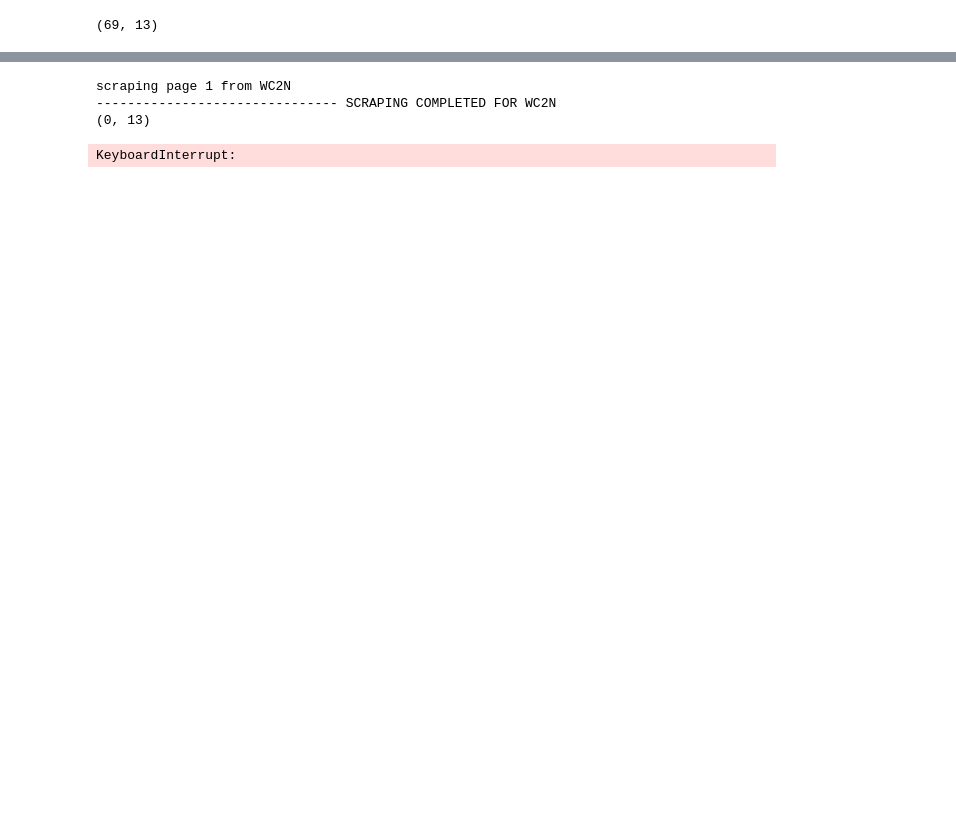
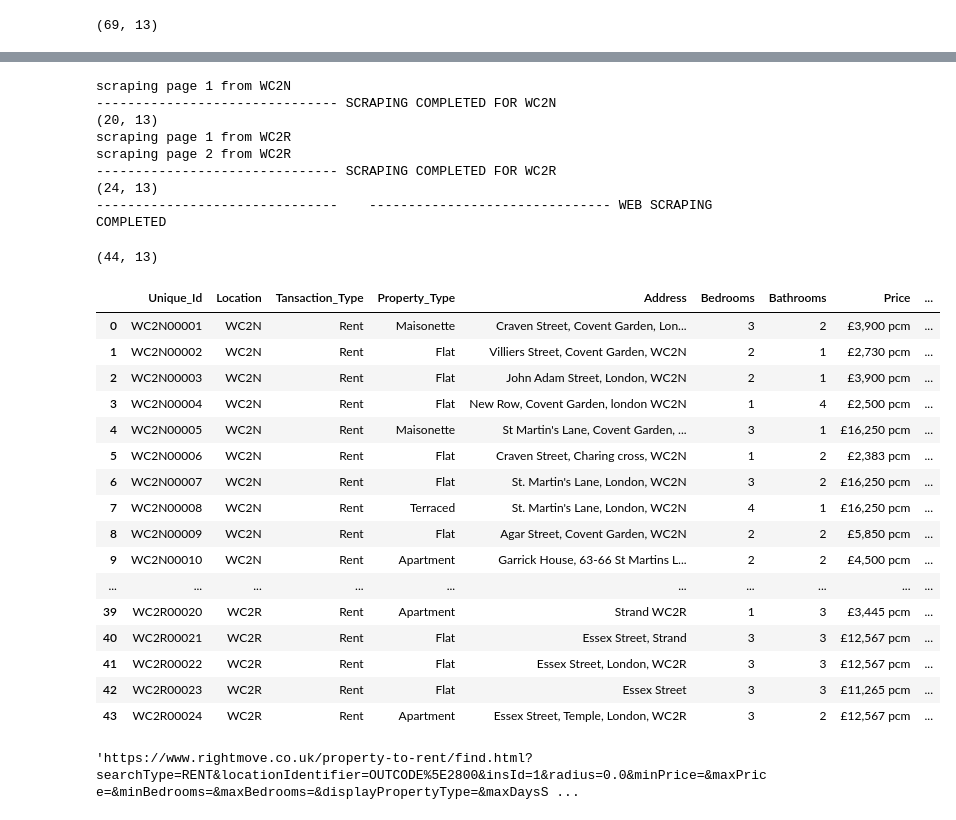
Before and after one commit to Timmtet/Data-Gathering, a Jupyter notebook: Selenium.ipynb, the cells around one changed output, grey strips where cells are left out. Saved outputs shown, nothing was run; the diff lists cells and outputs as text; code cells hidden in the pictures; blank space fills up the shorter version.

```diff
--- a/Selenium.ipynb
+++ b/Selenium.ipynb
@@ -123,7 +122,7 @@ df.head()
 | 3 | WC2N00004 | WC2N | Sales | Terraced | 12 Craven Street, Charing Cross, ... | 5 | 5 | £3,800,000 | ... |
 | 4 | WC2N00005 | WC2N | Sales | Apartment | Kipling House, Villiers Street, S... | 2 | 2 | £2,499,950 | ... |
 # %%
-def rightMove(i, Trans_type, website, dj):
+def rightMove(i, Trans_type, website, df):
     s = Service("C:\\Users\\user\\Downloads\\Set ups\\chromedriver_win32\\chromedriver.exe")
     #s = Service("C:\\Users\\akint\\Downloads\\Set up files\\chromedriver.exe")
     driver = webdriver.Chrome(service= s)
@@ -138,7 +137,6 @@ def rightMove(i, Trans_type, website, dj):
 
     time.sleep(2)
     driver.find_element(By.XPATH, '/html/body/div[3]/div[2]/main/div[1]/div/div/div/button[2]').click()
-
 
     time.sleep(2)
     driver.find_element(By.XPATH, '/html/body/div[3]/div[2]/div/div[1]/div/form/fieldset[2]/div[4]/button').click()
@@ -155,7 +153,7 @@ def rightMove(i, Trans_type, website, dj):
     property_url = []
     website = []
 
-    dj = pd.DataFrame()
+    df = pd.DataFrame()
 
     i = 1
     while True:
@@ -165,7 +163,7 @@ def rightMove(i, Trans_type, website, dj):
         type_list = driver.find_elements(By.XPATH, "//div/div/div[4]/div[1]/div[2]/a/div/span[1]")
         bedroom_list = driver.find_elements(By.XPATH, '//div/div/div[4]/div[1]/div[2]/a/div/span[3]')
         bathroom_list = driver.find_elements(By.XPATH, '//div/div/div[4]/div[1]/div[2]/a/div/span[5]')
-        price_list = driver.find_elements(By.XPATH, '//div/div/div[3]/div/a/div[1]')
+        price_list = driver.find_elements(By.XPATH, '//div/div/div[3]/div/div/a/div/span[1]')
         desc_list = driver.find_elements(By.XPATH, '//div/div/div[4]/div[1]/div[3]/a/span/span')
         date_added_list = driver.find_elements(By.XPATH, '//div/div/div[4]/div[2]/div/span')
         agent_list_list = driver.find_elements(By.XPATH, '//div/div/div[4]/div[2]/div')
@@ -194,25 +192,57 @@ def rightMove(i, Trans_type, website, dj):
         i += 1
         time.sleep(2)
 
-    df1 = pd.DataFrame({'Location': postcode, 'Tansaction_Type': 'Sales','Property_Type':types, 'Address' :address, 'Bedrooms': bedrooms, 'Bathrooms':bathrooms, 'Price':prices, 'Description': desc, 'Listing_Date':date_added, 'Agent':agent_list, 'Listing_Source': 'RightMove', 'listing_URL':property_url})
+    df1 = pd.DataFrame({'Location': postcode, 'Tansaction_Type': 'Rent','Property_Type':types, 'Address' :address, 'Bedrooms': bedrooms, 'Bathrooms':bathrooms, 'Price':prices, 'Description': desc, 'Listing_Date':date_added, 'Agent':agent_list, 'Listing_Source': 'RightMove', 'listing_URL':property_url})
     df1.insert(0, 'Unique_Id', [f'{postcode}{i+1:05d}' for i in range(len(df1))])
     print(df1.shape)
 
-    dj = pd.concat([dj, df1], ignore_index=True)
+    df = pd.concat([df, df1], ignore_index=True)
     return df1
 # %%
 # create an empty DataFrame outside the function
-dj = pd.DataFrame()
+df = pd.DataFrame()
 
 # loop through postcodes
 for postcode in codes.tail(2)['Postcode district']:
     # call the function and pass the empty DataFrame as an argument
-    df1 = rightMove(postcode, 'Rent', 'RightMove', dj)
+    df1 = rightMove(postcode, 'Rent', 'RightMove', df)
     # append the df1 DataFrame to the empty DataFrame
-    dj = pd.concat([dj, df1], ignore_index=True)
+    df = pd.concat([df, df1], ignore_index=True)
 print('-------------------------------    ------------------------------- WEB SCRAPING COMPLETED')
 # %% [output]
 scraping page 1 from WC2N
 ------------------------------- SCRAPING COMPLETED FOR WC2N
-(0, 13)
+(20, 13)
+scraping page 1 from WC2R
+scraping page 2 from WC2R
+------------------------------- SCRAPING COMPLETED FOR WC2R
+(24, 13)
+-------------------------------    ------------------------------- WEB SCRAPING COMPLETED
-KeyboardInterrupt:
+# %%
+df.shape
+# %% [output]
+(44, 13)
+# %%
+df
+# %% [output]
+|  | Unique_Id | Location | Tansaction_Type | Property_Type | Address | Bedrooms | Bathrooms | Price | ... |
+| 0 | WC2N00001 | WC2N | Rent | Maisonette | Craven Street, Covent Garden, Lon... | 3 | 2 | £3,900 pcm | ... |
+| 1 | WC2N00002 | WC2N | Rent | Flat | Villiers Street, Covent Garden, WC2N | 2 | 1 | £2,730 pcm | ... |
+| 2 | WC2N00003 | WC2N | Rent | Flat | John Adam Street, London, WC2N | 2 | 1 | £3,900 pcm | ... |
+| 3 | WC2N00004 | WC2N | Rent | Flat | New Row, Covent Garden, london WC2N | 1 | 4 | £2,500 pcm | ... |
+| 4 | WC2N00005 | WC2N | Rent | Maisonette | St Martin's Lane, Covent Garden, ... | 3 | 1 | £16,250 pcm | ... |
+| 5 | WC2N00006 | WC2N | Rent | Flat | Craven Street, Charing cross, WC2N | 1 | 2 | £2,383 pcm | ... |
+| 6 | WC2N00007 | WC2N | Rent | Flat | St. Martin's Lane, London, WC2N | 3 | 2 | £16,250 pcm | ... |
+| 7 | WC2N00008 | WC2N | Rent | Terraced | St. Martin's Lane, London, WC2N | 4 | 1 | £16,250 pcm | ... |
+| 8 | WC2N00009 | WC2N | Rent | Flat | Agar Street, Covent Garden, WC2N | 2 | 2 | £5,850 pcm | ... |
+| 9 | WC2N00010 | WC2N | Rent | Apartment | Garrick House, 63-66 St Martins L... | 2 | 2 | £4,500 pcm | ... |
+| ... | ... | ... | ... | ... | ... | ... | ... | ... | ... |
+| 39 | WC2R00020 | WC2R | Rent | Apartment | Strand WC2R | 1 | 3 | £3,445 pcm | ... |
+| 40 | WC2R00021 | WC2R | Rent | Flat | Essex Street, Strand | 3 | 3 | £12,567 pcm | ... |
+| 41 | WC2R00022 | WC2R | Rent | Flat | Essex Street, London, WC2R | 3 | 3 | £12,567 pcm | ... |
+| 42 | WC2R00023 | WC2R | Rent | Flat | Essex Street | 3 | 3 | £11,265 pcm | ... |
+| 43 | WC2R00024 | WC2R | Rent | Apartment | Essex Street, Temple, London, WC2R | 3 | 2 | £12,567 pcm | ... |
+# %%
+df.listing_URL.loc[1]
+# %% [output]
+'https://www.rightmove.co.uk/property-to-rent/find.html?searchType=RENT&locationIdentifier=OUTCODE%5E2800&insId=1&radius=0.0&minPrice=&maxPrice=&minBedrooms=&maxBedrooms=&displayPropertyType=&maxDaysS ...
```
Also changed, not shown: parts of 2 cells of this notebook.
